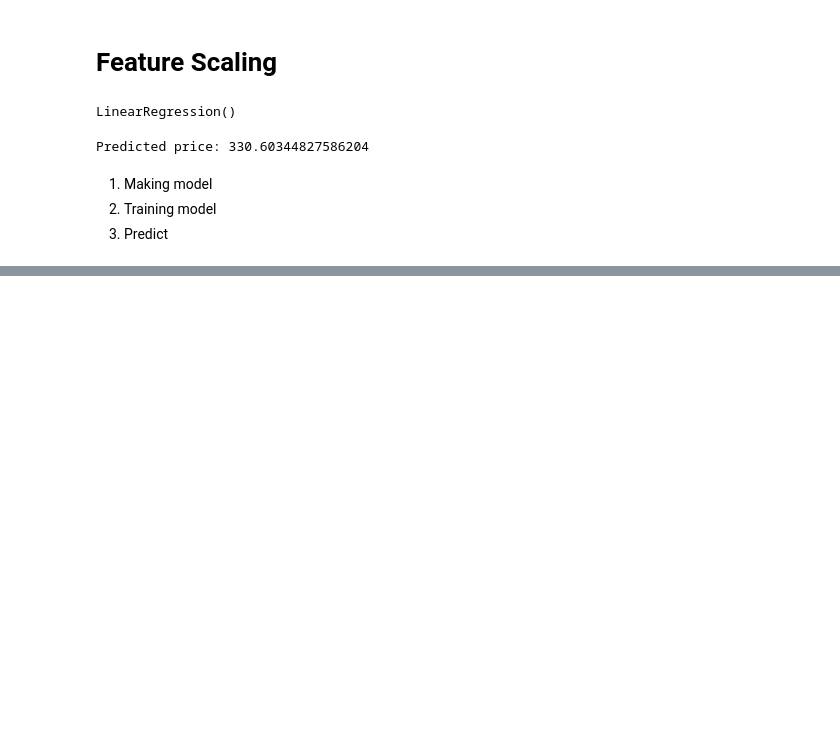
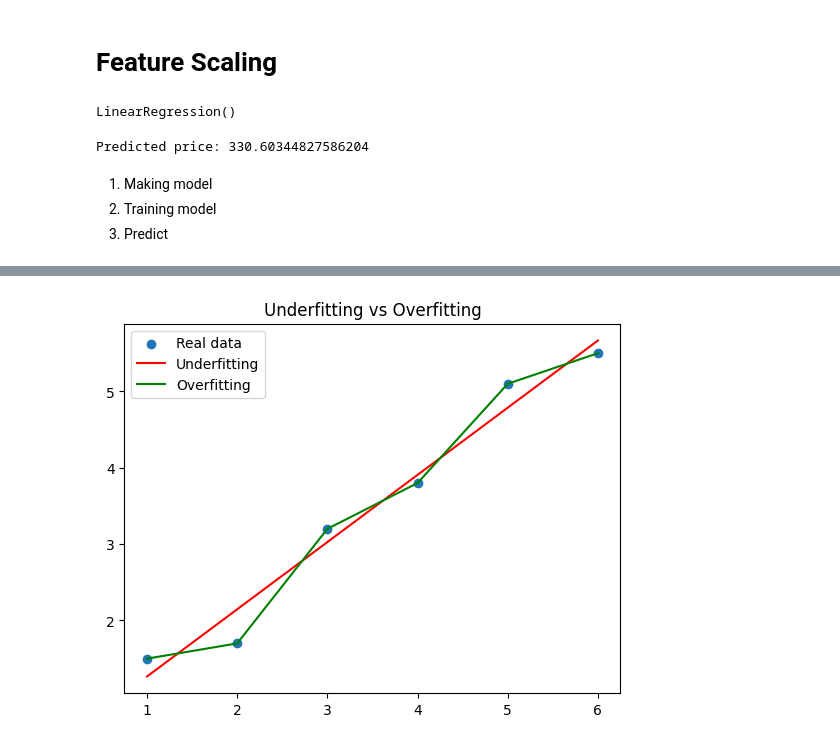
Before and after one commit to ismoil27/machine_learning, a Jupyter notebook: machine_learning.ipynb, the cells around one changed output, grey strips where cells are left out. Cells and saved outputs as stored; diff of their text form; code cells hidden in the pictures; blank space fills up the shorter version.

```diff
--- a/machine_learning.ipynb
+++ b/machine_learning.ipynb
@@ -76,0 +133,11 @@ Predicted price: 330.60344827586204
+# %%
+plt.scatter(X, y, label="Real data")
+
+plt.plot(X, y_pred_linear, color="red", label="Underfitting")
+plt.plot(X, y_pred_poly, color="green", label="Overfitting")
+
+plt.legend()
+plt.title("Underfitting vs Overfitting")
+plt.show()
+# %% [output]
+[figure, added]
```
Also changed, not shown: parts of 11 cells of this notebook.
